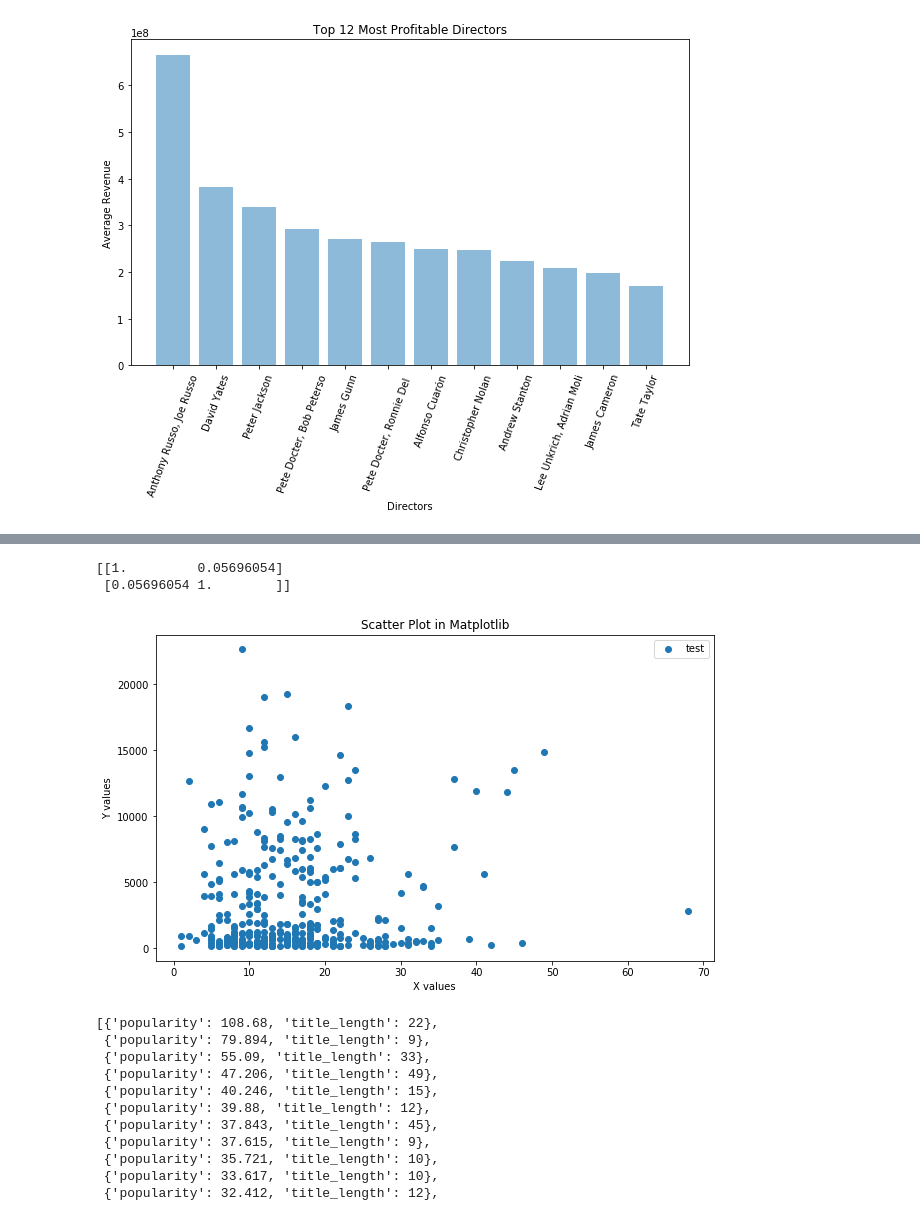
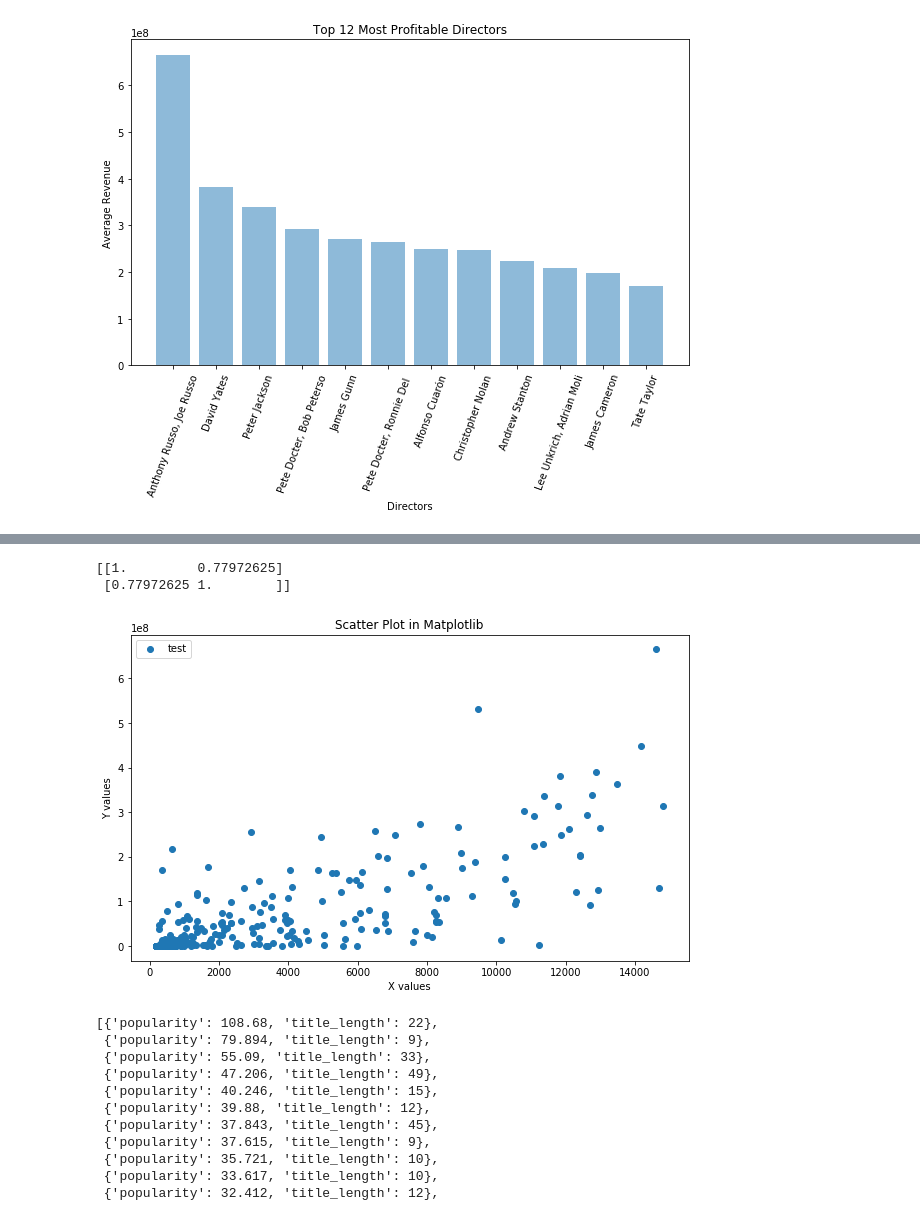
Before and after one commit to Rsaphra/Blockbusters_project, a Jupyter notebook: queries.ipynb, the cells around one changed output, grey strips where cells are left out. Saved outputs shown, nothing was run; the diff lists cells and outputs as text; code cells hidden in the pictures.

Commit message:
more queries and plots

```diff
--- a/queries.ipynb
+++ b/queries.ipynb
@@ -156,3 +192,12 @@ def get_movies_table():
+# %%
+def box_office_vote_count():
+    q = """
+        SELECT title, vote_count, box_office
+        FROM movies
+        WHERE box_office IS NOT NULL
+        ORDER BY vote_count;
+        """
+    return execute_query(q)
 # %%
 # popular_tuple = get_most_popular_genres()
 # genres = [item[0] for item in popular_tuple]
@@ -201,45 +269,45 @@ bar_chart(director, rev,
 # %%
 import numpy as np
-query_tuple = get_movies_table()
-
+# query_tuple = get_movies_table()
+query_tuple = box_office_vote_count()
 
 title = [item[1] for item in query_tuple]
-popu = [item[2] for item in query_tuple]
-re_date = [item[3] for item in query_tuple]
-vote_count = [item[4] for item in query_tuple]
-vote_avg = [item[5] for item in query_tuple]
-title_length = [len(item) for item in title]
-director = [item[6] for item in query_tuple]
-revenue = [item[7] for item in query_tuple]
-rt_rating = [item[8] for item in query_tuple]
+# popu = [item[2] for item in query_tuple]
+# re_date = [item[3] for item in query_tuple]
+vote_count = [item[1] for item in query_tuple]
+# vote_avg = [item[5] for item in query_tuple]
+# title_length = [len(item) for item in title]
+# director = [item[6] for item in query_tuple]
+revenue = [item[2] for item in query_tuple]
+# rt_rating = [item[8] for item in query_tuple]
 
 
 test_list = []
-for ind in range(len(popu)):
+for ind in range(len(vote_count)):
     test_dict = {'vote_count': vote_count[ind],
-                 'title_length': title_length[ind]}
+                 'revenue': revenue[ind]}
     test_list.append(test_dict)
 
 x = []
 y = []
 for dictionary in test_list:
-    y.append(dictionary['vote_count'])
-    x.append(dictionary['title_length'])
+    y.append(dictionary['revenue'])
+    x.append(dictionary['vote_count'])
 
 plt.figure(figsize=(10,6))
-plt.scatter(x, y, label = "test" )
+plt.scatter(x[10:-10], y[10:-10], label = "test" )
 # Set x and y axes lvote_countabels
 plt.xlabel('X values')
 plt.ylabel('Y values')
 
 print(np.corrcoef(x,y))
 plt.title('Scatter Plot in Matplotlib')
 plt.legend()
 plt.show()
 # %% [output]
-[[1.         0.05696054]
- [0.05696054 1.        ]]
+[[1.         0.77972625]
+ [0.77972625 1.        ]]
-[figure, old version]
+[figure, new version]
 # %%
 # %% [output]
 [{'popularity': 108.68, 'title_length': 22},
```
Also changed, not shown: parts of 4 cells of this notebook, 1 other file.
